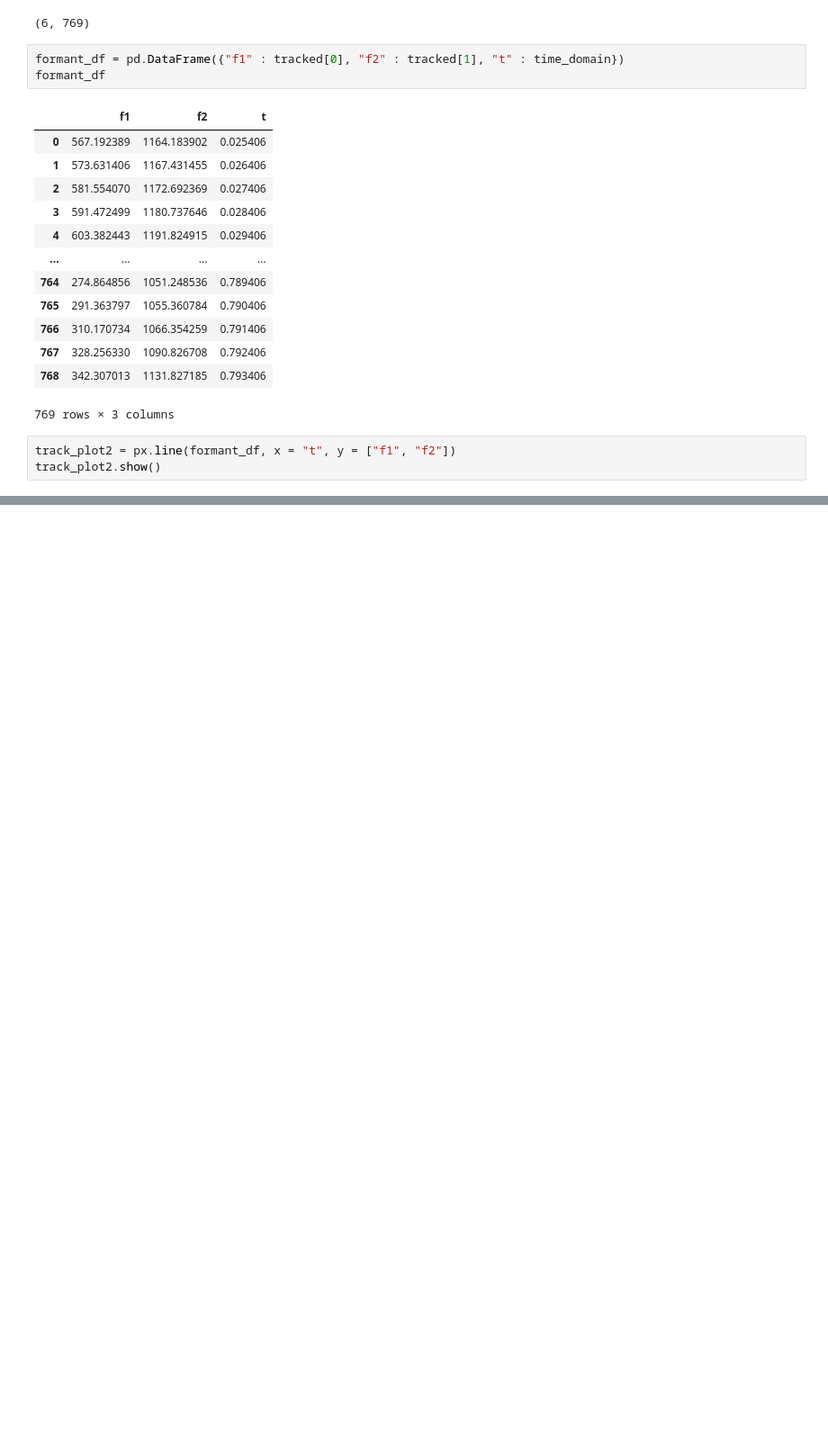
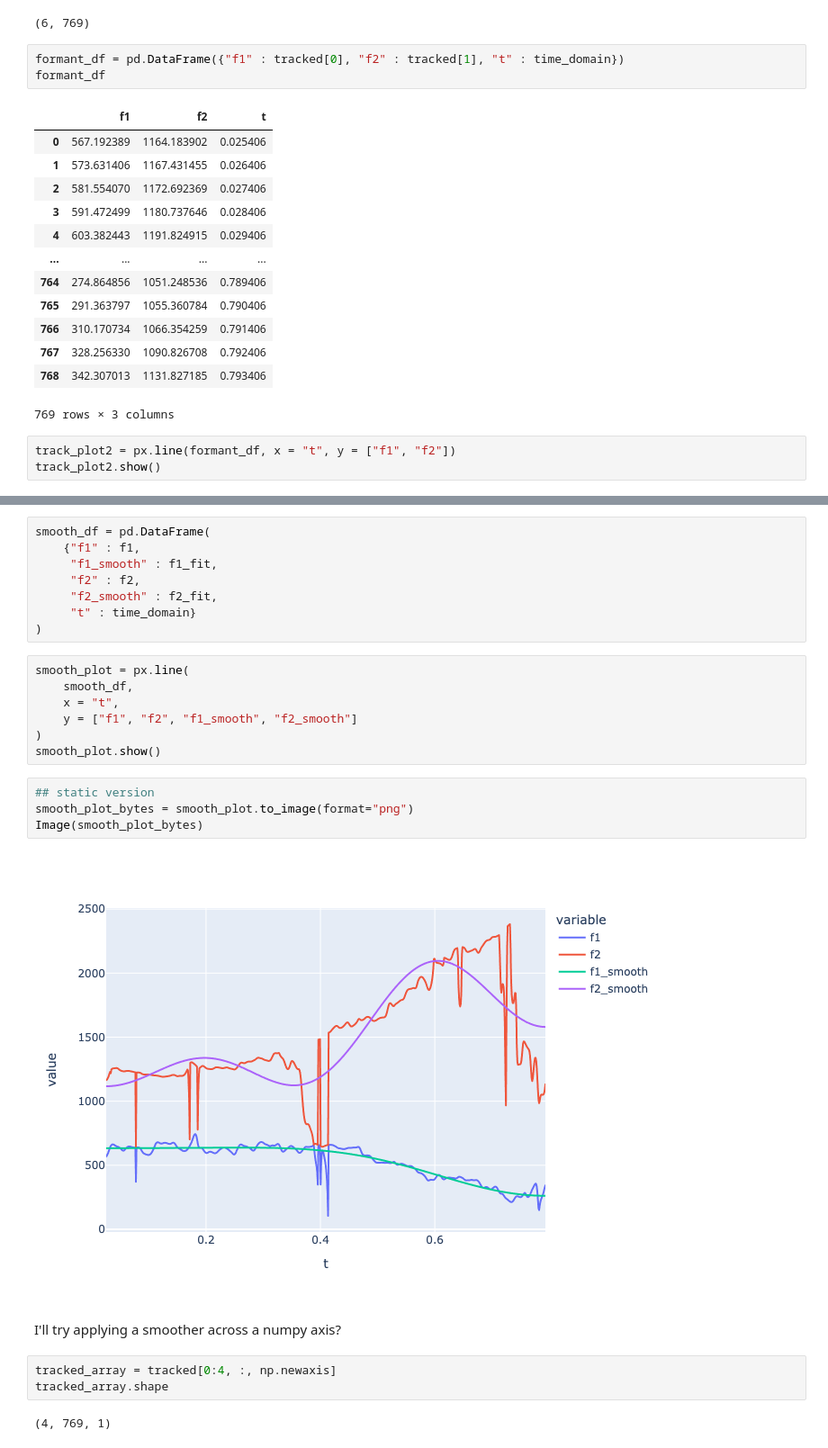
Before and after one commit to FastTrackiverse/fasttrackpy, a Jupyter notebook: dev_notebooks/formant_extraction.ipynb, the cells around one changed output, grey strips where cells are left out. Shown: that part at 90% size. Cells and saved outputs as stored; diff of their text form; blank space fills up the shorter version.

```diff
--- a/dev_notebooks/formant_extraction.ipynb
+++ b/dev_notebooks/formant_extraction.ipynb
@@ -82,0 +105,28 @@ track_plot2.show()
+# %%
+smooth_df = pd.DataFrame(
+    {"f1" : f1,
+     "f1_smooth" : f1_fit,
+     "f2" : f2,
+     "f2_smooth" : f2_fit,
+     "t" : time_domain}
+)
+# %%
+smooth_plot = px.line(
+    smooth_df,
+    x = "t",
+    y = ["f1", "f2", "f1_smooth", "f2_smooth"]
+)
+smooth_plot.show()
+# %%
+## static version
+smooth_plot_bytes = smooth_plot.to_image(format="png")
+Image(smooth_plot_bytes)
+# %% [output]
+[figure, added]
+# %% [markdown]
+I'll try applying a smoother across a numpy axis?
+# %%
+tracked_array = tracked[0:4, :, np.newaxis]
+tracked_array.shape
+# %% [output]
+(4, 769, 1)
```
Also changed, not shown: parts of 11 cells of this notebook, 2 other files.
